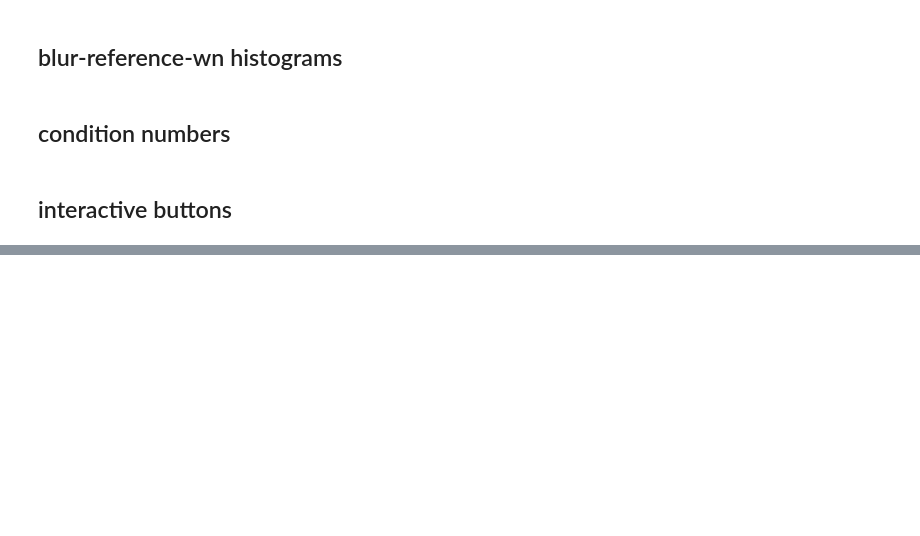
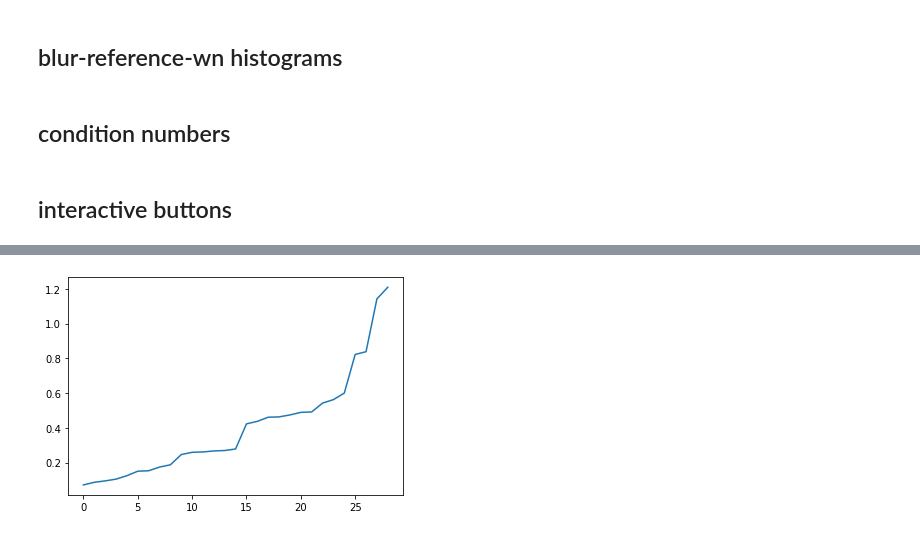
Before and after one commit to antebi-itai/Zero-Shot_No-Reference_IQA, a Jupyter notebook: IQA.ipynb, the cells around one changed output, grey strips where cells are left out. Saved outputs shown, nothing was run; the diff lists cells and outputs as text; code cells hidden in the pictures; blank space fills up the shorter version.

```diff
--- a/IQA.ipynb
+++ b/IQA.ipynb
@@ -561,0 +687,3 @@ ax1.imshow(state.lr_image)
+# %%
+image_name = "004.3269__carnivaldolls__jpeg__img14.bmp"
+debug_results(results=results, image_name=image_name)
@@ -561,0 +723,12 @@ ax1.imshow(state.lr_image)
+# %%
+from IQA.main import our_score
+from IQA.config import default_config as config
+from tqdm import tqdm
+config.debug=False
+
+ref_path = "/home/itaian/group/datasets/LIVE/refimgs"
+scores = []
+for image_name in sorted(os.listdir(ref_path)):
+    print(image_name)
+    config.image_path = os.path.join(ref_path, image_name)
+    scores.append(our_score(image=imread(config.image_path).cuda(), config=config))
@@ -561,0 +794,3 @@ ax1.imshow(state.lr_image)
+# %%
+sorted_scores, indices = torch.tensor(scores).sort()
+sorted_image_names = [sorted(os.listdir(ref_path))[i] for i in indices.tolist()]
@@ -561,0 +818,7 @@ ax1.imshow(state.lr_image)
+# %%
+%matplotlib inline
+
+plt.plot(sorted_scores)
+plt.show()
+# %% [output]
+[figure, added]
```
Also changed, not shown: parts of 41 cells of this notebook, 8 other files.
